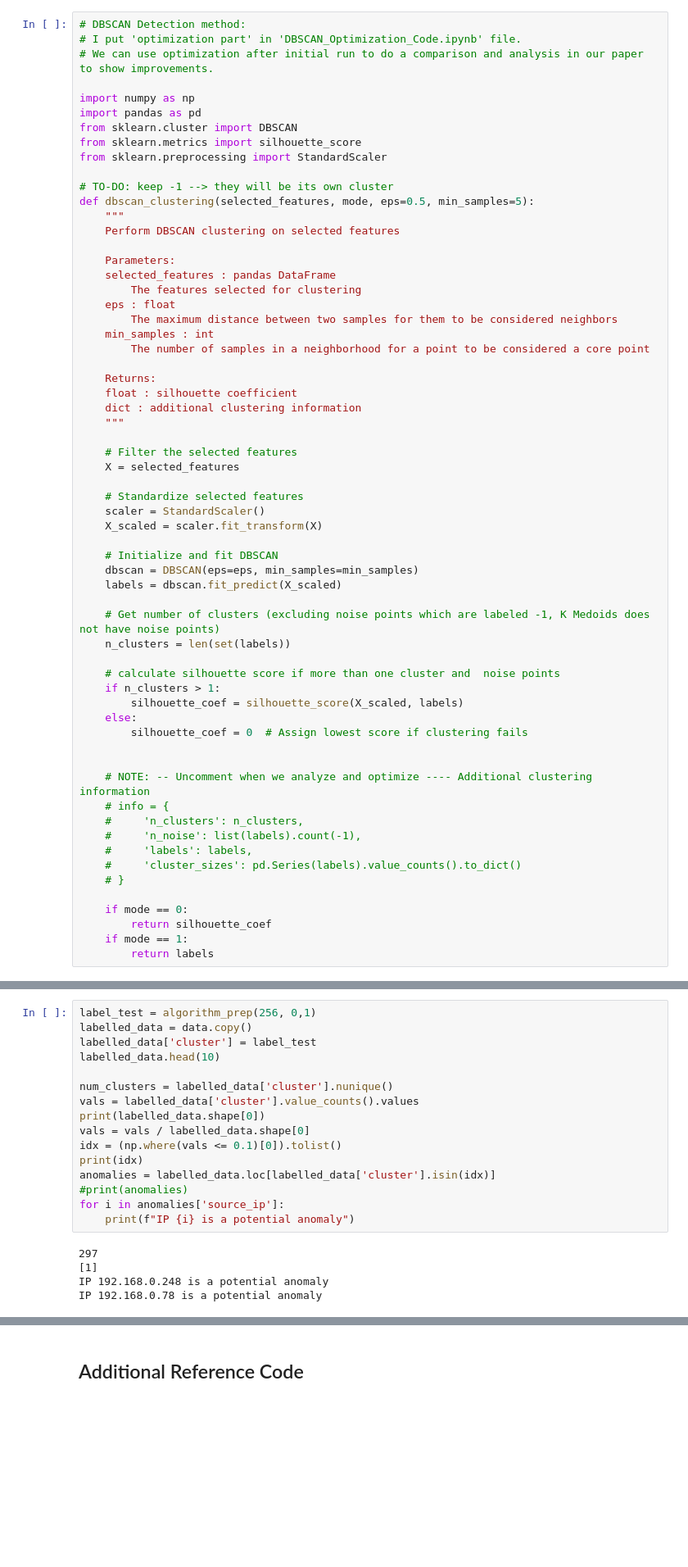
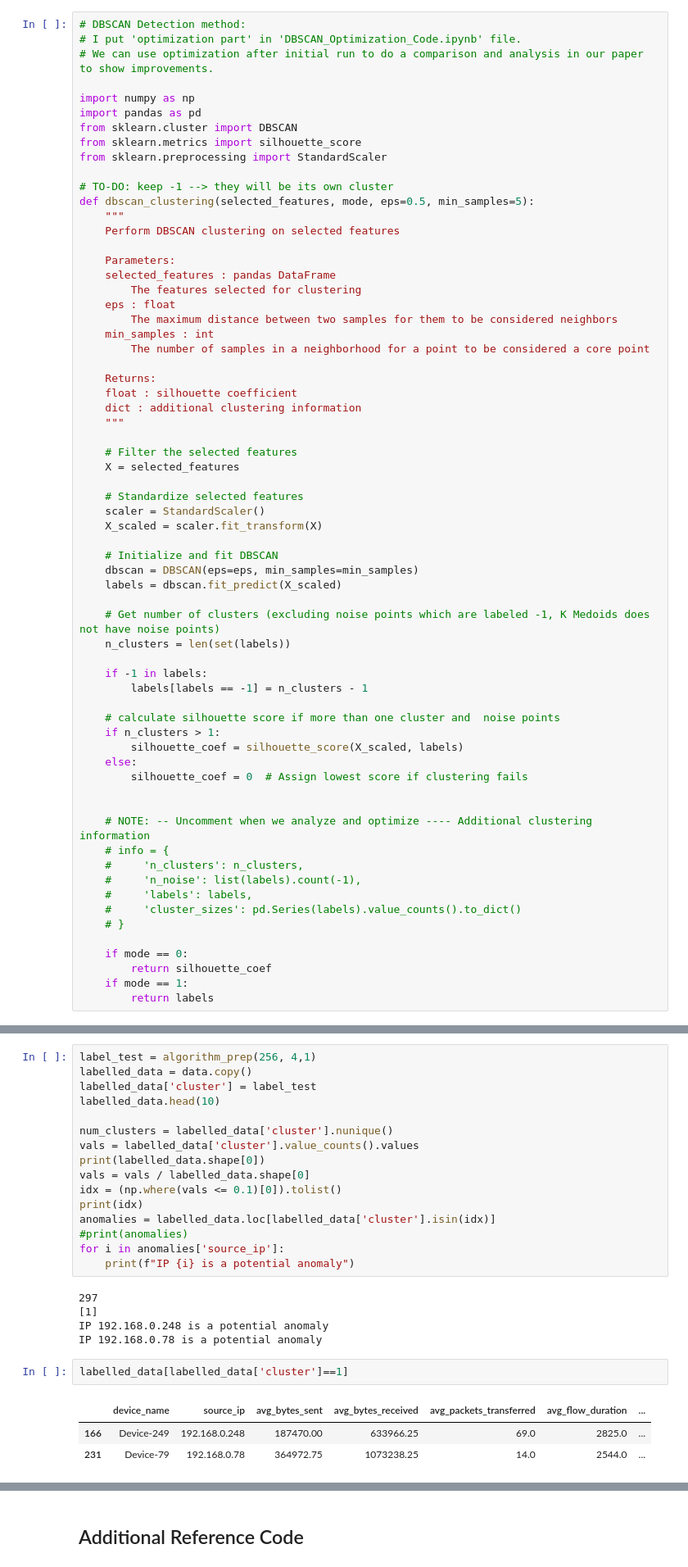
Before and after one commit to simonegreen/autonomous_datascientist, a Jupyter notebook: Q_Learning.ipynb, the cells around one changed output, grey strips where cells are left out. Shown at 82% size. Cells and saved outputs as stored; diff of their text form; blank space fills up the shorter version.

Commit message:
DBSCAN fix: reassign label value to -1

```diff
--- a/Q_Learning.ipynb
+++ b/Q_Learning.ipynb
@@ -160,6 +218,9 @@ def dbscan_clustering(selected_features, mode, eps=0.5, min_samples=5):
     # Get number of clusters (excluding noise points which are labeled -1, K Medoids does not have noise points)
     n_clusters = len(set(labels))
 
+    if -1 in labels:
+        labels[labels == -1] = n_clusters - 1
+
     # calculate silhouette score if more than one cluster and  noise points
     if n_clusters > 1:
         silhouette_coef = silhouette_score(X_scaled, labels)
@@ -317,7 +378,7 @@ ModuleNotFoundError: No module named 'pandas'
 # %% [markdown]
 ##### Sampling
 # %%
-label_test = algorithm_prep(256, 0,1)
+label_test = algorithm_prep(256, 4,1)
 labelled_data = data.copy()
 labelled_data['cluster'] = label_test
 labelled_data.head(10)
@@ -337,6 +398,12 @@ for i in anomalies['source_ip']:
 [1]
 IP 192.168.0.248 is a potential anomaly
 IP 192.168.0.78 is a potential anomaly
+# %%
+labelled_data[labelled_data['cluster']==1]
+# %% [output]
+|  | device_name | source_ip | avg_bytes_sent | avg_bytes_received | avg_packets_transferred | avg_flow_duration | ... |
+| 166 | Device-249 | 192.168.0.248 | 187470.00 | 633966.25 | 69.0 | 2825.0 | ... |
+| 231 | Device-79 | 192.168.0.78 | 364972.75 | 1073238.25 | 14.0 | 2544.0 | ... |
 # %%
 # Markov Decision Process (MDP) - The Bellman equations adapted to
 # Q Learning.Reinforcement Learning with the Q action-value(reward) function.
```
Also changed, not shown: parts of 6 cells of this notebook.
